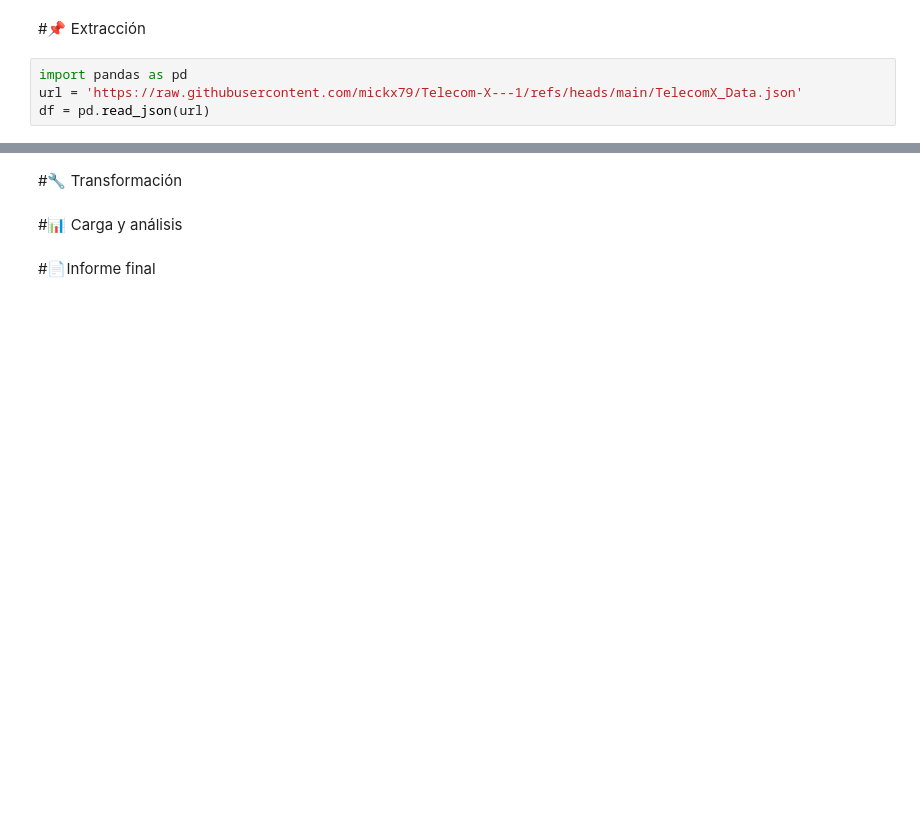
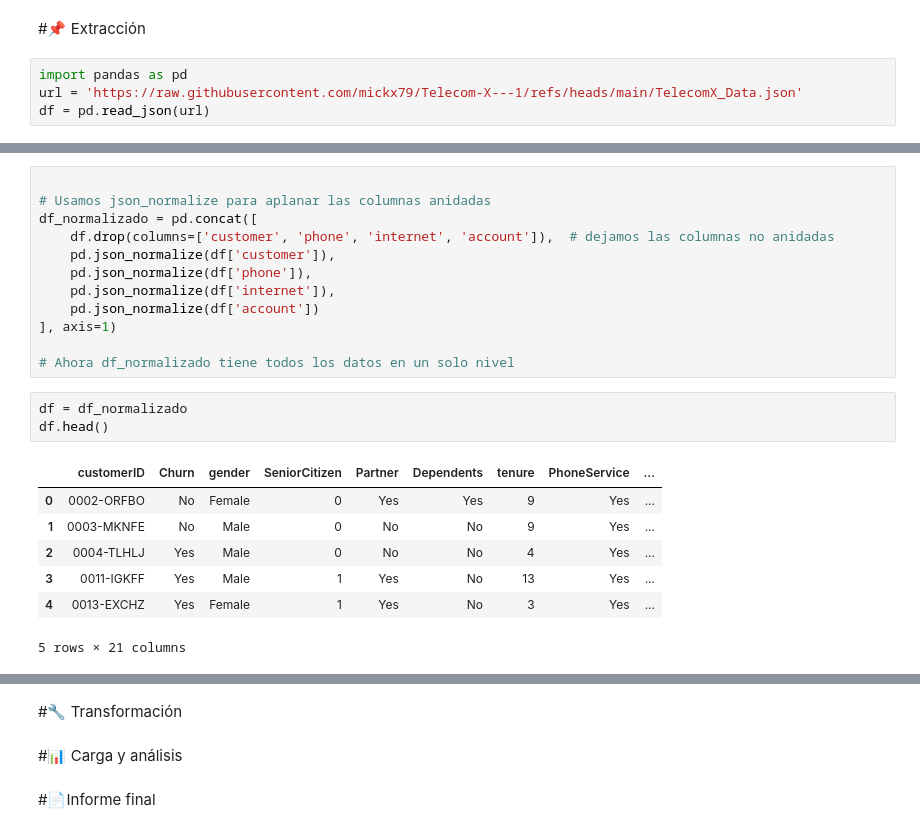
Before and after one commit to mickx79/Telecom-X---1, a Jupyter notebook: TelecomX_LATAM.ipynb, the cells around one changed output, grey strips where cells are left out. Cells and saved outputs as stored; diff of their text form; blank space fills up the shorter version.

```diff
--- a/TelecomX_LATAM.ipynb
+++ b/TelecomX_LATAM.ipynb
@@ -30,0 +18,23 @@ df.head()
+# %%
+
+# Usamos json_normalize para aplanar las columnas anidadas
+df_normalizado = pd.concat([
+    df.drop(columns=['customer', 'phone', 'internet', 'account']),  # dejamos las columnas no anidadas
+    pd.json_normalize(df['customer']),
+    pd.json_normalize(df['phone']),
+    pd.json_normalize(df['internet']),
+    pd.json_normalize(df['account'])
+], axis=1)
+
+# Ahora df_normalizado tiene todos los datos en un solo nivel
+# %%
+df = df_normalizado
+df.head()
+# %% [output]
+|  | customerID | Churn | gender | SeniorCitizen | Partner | Dependents | tenure | PhoneService | ... |
+| 0 | 0002-ORFBO | No | Female | 0 | Yes | Yes | 9 | Yes | ... |
+| 1 | 0003-MKNFE | No | Male | 0 | No | No | 9 | Yes | ... |
+| 2 | 0004-TLHLJ | Yes | Male | 0 | No | No | 4 | Yes | ... |
+| 3 | 0011-IGKFF | Yes | Male | 1 | Yes | No | 13 | Yes | ... |
+| 4 | 0013-EXCHZ | Yes | Female | 1 | Yes | No | 3 | Yes | ... |
+5 rows × 21 columns
```
Also changed, not shown: parts of 3 cells of this notebook.
